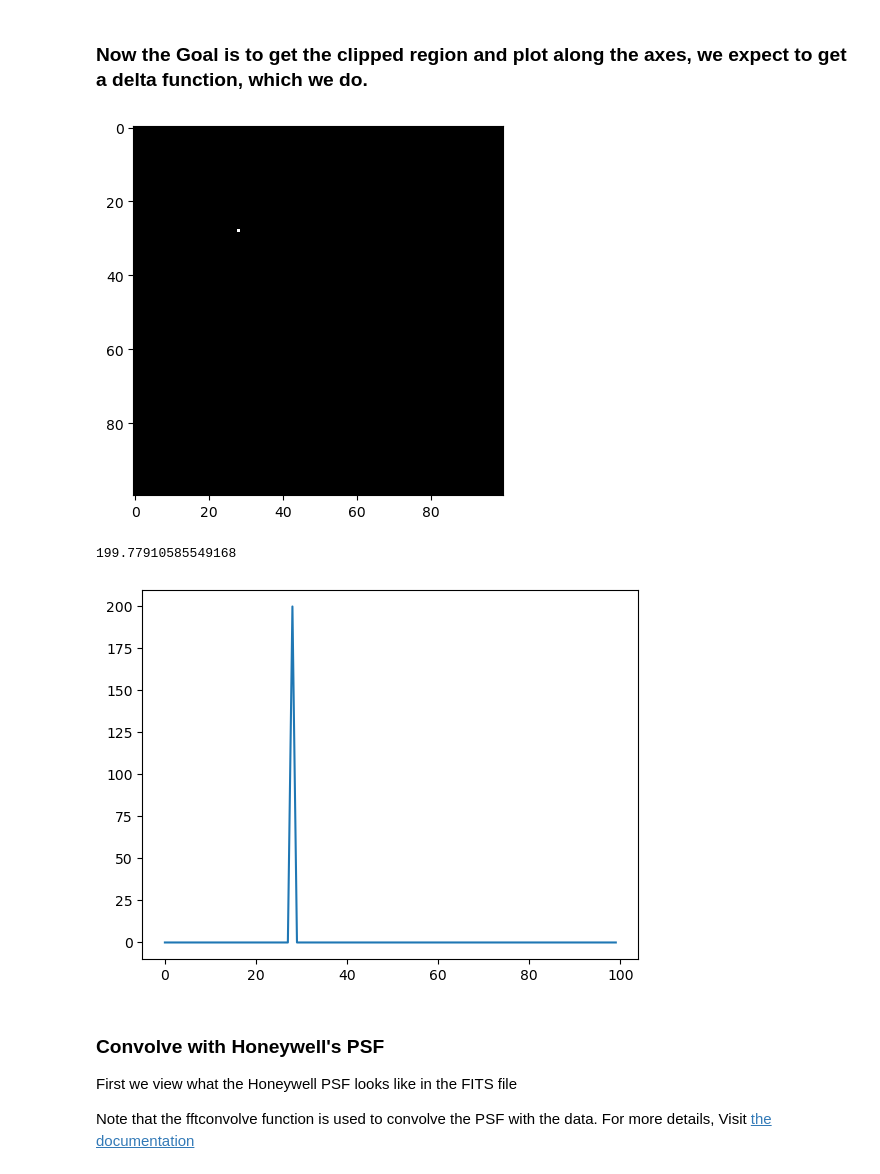
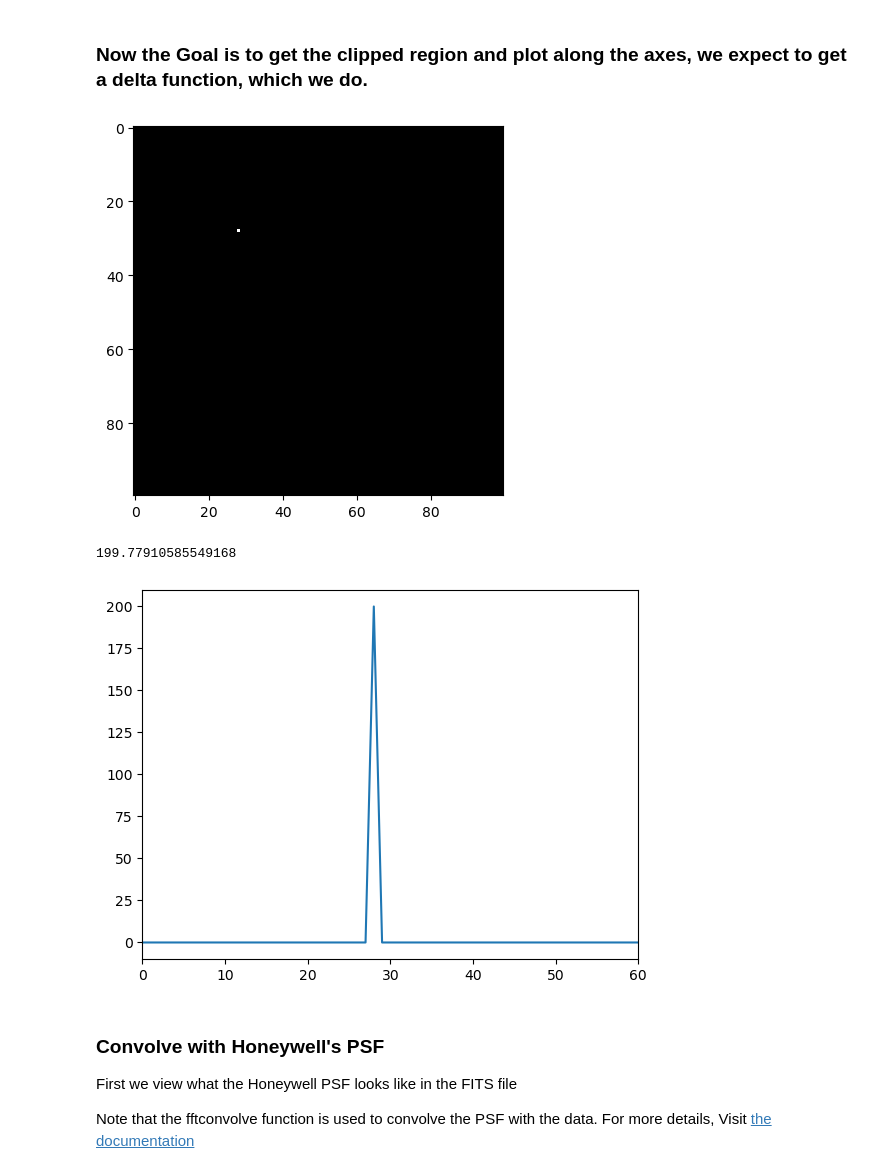
Before and after one commit to wasnaqvi/SIP, a Jupyter notebook: Notebooks/PSF.ipynb, the cells around one changed output. Saved outputs shown, nothing was run; the diff lists cells and outputs as text; code cells hidden in the pictures.

```diff
--- a/Notebooks/PSF.ipynb
+++ b/Notebooks/PSF.ipynb
@@ -73,19 +73,20 @@ BokehModel(combine_events=True, render_bundle={'docs_json': {'caf54eed-b0bc-486c
 # %%
 photon=result["photon"].to_numpy()
 clip=photon[2][100:200,100:200]
 
 import matplotlib.pyplot as plt
 plt.imshow(clip, cmap='gray')
 plt.show()
 
 print(clip.sum())
 # plot the photon count along the clipped region
 plt.plot(clip.sum(axis=0))
+plt.xlim(0,60)
 plt.show()
 # %% [output]
 [figure]
 199.77910585549168
-[figure, old version]
+[figure, new version]
 # %% [markdown]
 ### Convolve with Honeywell's PSF
 
```
Also changed, not shown: parts of 6 cells of this notebook, 10 other files.
